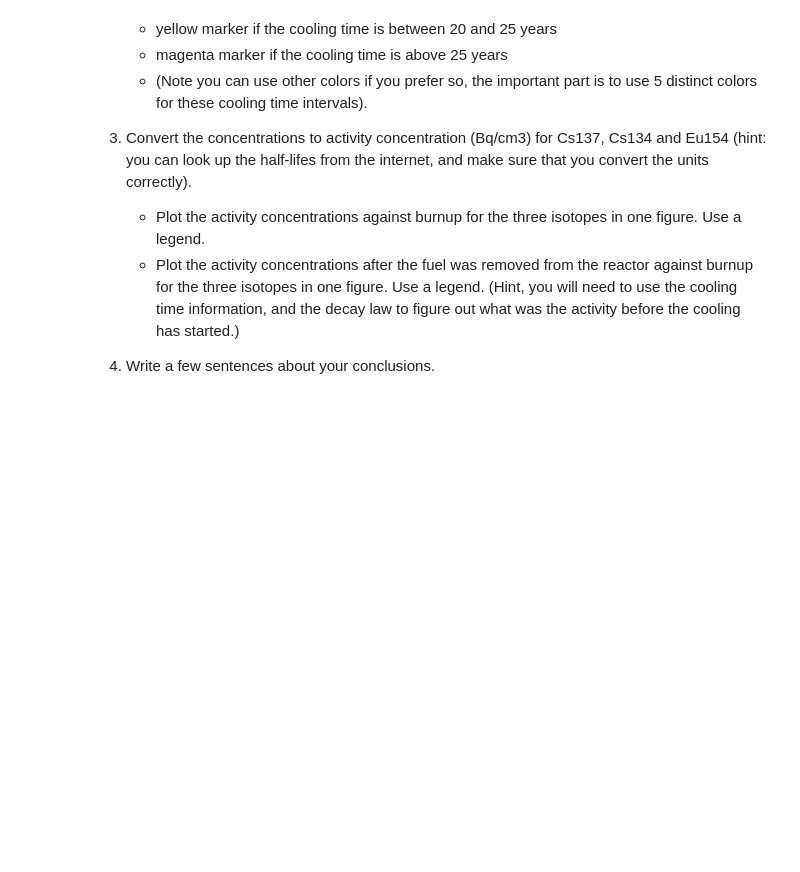
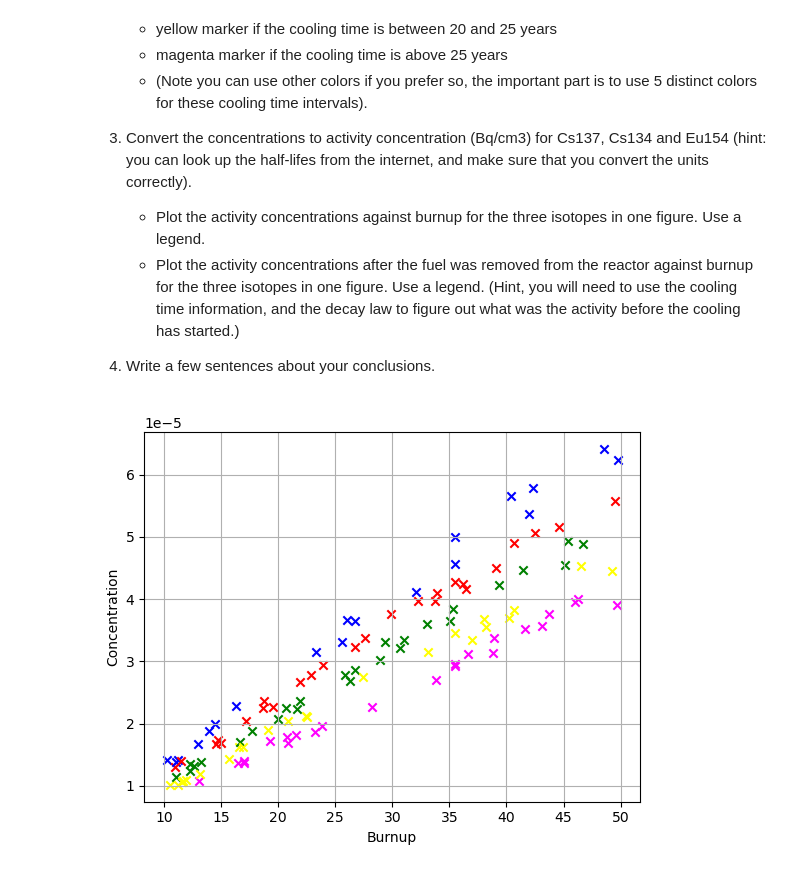
Before and after one commit to Ben0-0/IAEA_Reactor-Physics, a Jupyter notebook: HomeAssignments/HA1/HA1-3.ipynb, the cells around one changed output. Saved outputs shown, nothing was run; the diff lists cells and outputs as text; code cells hidden in the pictures; blank space fills up the shorter version.

```diff
--- a/HomeAssignments/HA1/HA1-3.ipynb
+++ b/HomeAssignments/HA1/HA1-3.ipynb
@@ -30,0 +89,11 @@ The isotopes are listed with their ZAID (ie. an ID constructed as $Z\cdot1000+A$
+# %%
+# Plot the 2nd requirement
+plt.figure()
+for bu, con, t in zip(burnup, conc137, ct):
+    plt.scatter(bu, con, marker = 'x', color = pick_color(t))
+plt.grid(True)
+plt.ylabel('Concentration')
+plt.xlabel('Burnup')
+plt.show()
+# %% [output]
+[figure, added]
```
Also changed, not shown: parts of 11 cells of this notebook, 9 other files.
